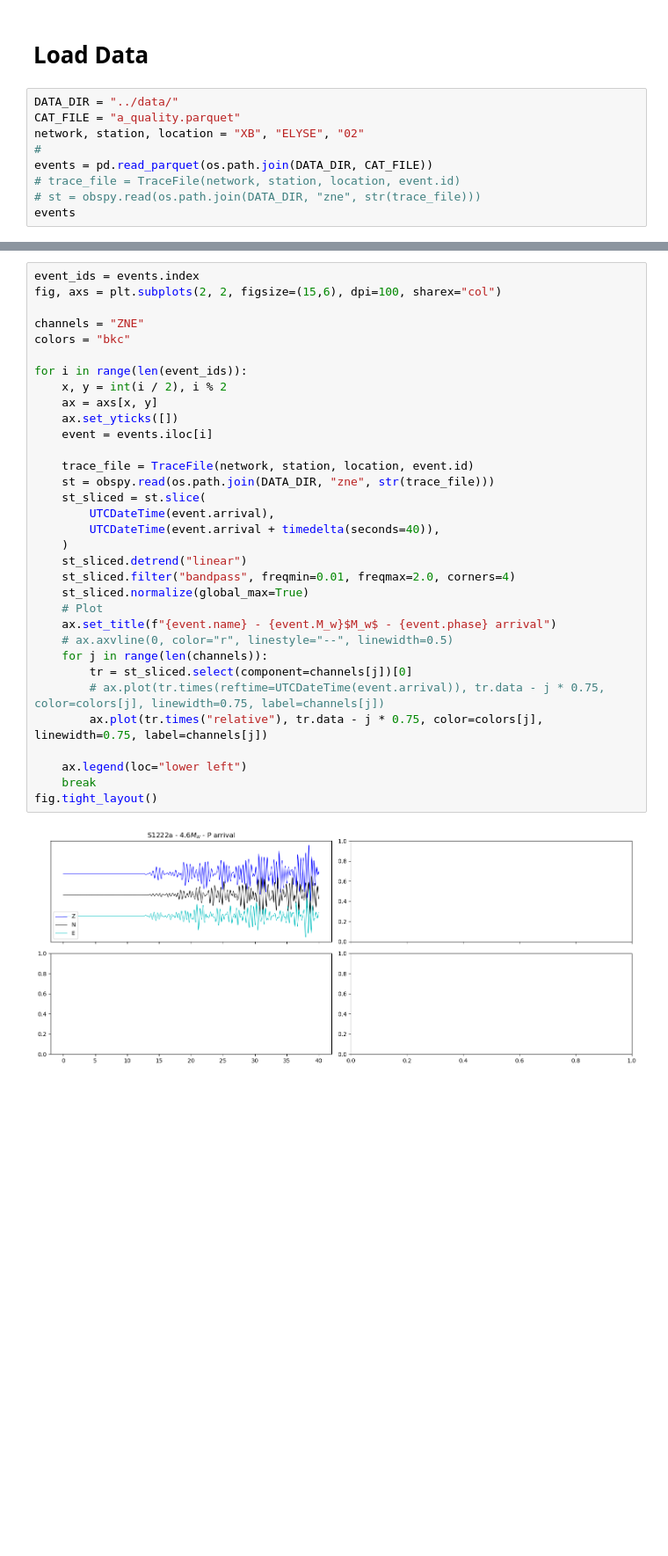
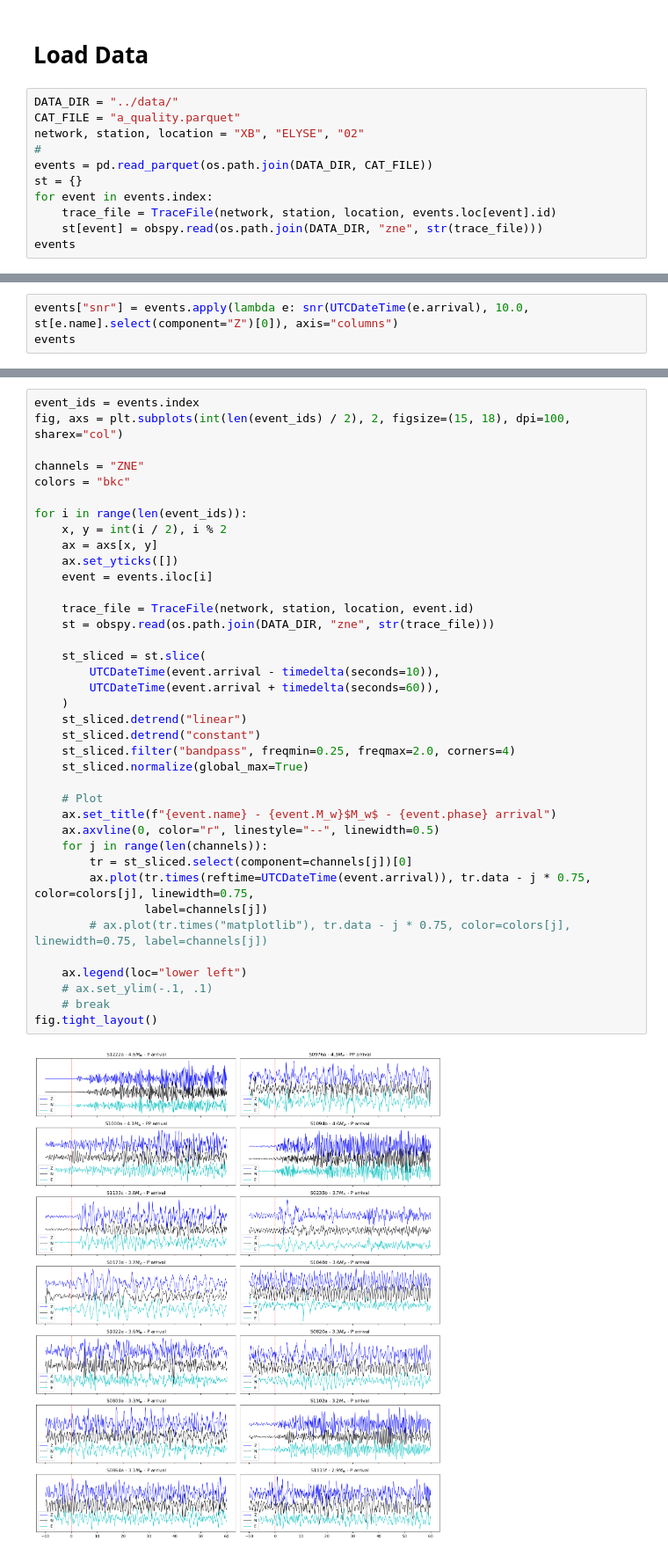
Before and after one commit to t0mmyt/insight-notebooks, a Jupyter notebook: notebooks/multiple.ipynb, the cells around one changed output, grey strips where cells are left out. Shown at 88% size. Cells and saved outputs as stored; diff of their text form; blank space fills up the shorter version.

```diff
--- a/notebooks/multiple.ipynb
+++ b/notebooks/multiple.ipynb
@@ -25,8 +20,10 @@ CAT_FILE = "a_quality.parquet"
 network, station, location = "XB", "ELYSE", "02"
 #
 events = pd.read_parquet(os.path.join(DATA_DIR, CAT_FILE))
-# trace_file = TraceFile(network, station, location, event.id)
-# st = obspy.read(os.path.join(DATA_DIR, "zne", str(trace_file)))
+st = {}
+for event in events.index:
+    trace_file = TraceFile(network, station, location, events.loc[event].id)
+    st[event] = obspy.read(os.path.join(DATA_DIR, "zne", str(trace_file)))
 events
 # %% [output]
 |  | id | region name | time | quality | mqs_azimuth | mqs_distance | M_w | arrival | phase |
@@ -47,0 +49,3 @@ events
+# %%
+events["snr"] = events.apply(lambda e: snr(UTCDateTime(e.arrival), 10.0, st[e.name].select(component="Z")[0]), axis="columns")
+events
@@ -48,35 +69,40 @@ events
 # %%
 event_ids = events.index
-fig, axs = plt.subplots(2, 2, figsize=(15,6), dpi=100, sharex="col")
+fig, axs = plt.subplots(int(len(event_ids) / 2), 2, figsize=(15, 18), dpi=100, sharex="col")
 
 channels = "ZNE"
 colors = "bkc"
 
 for i in range(len(event_ids)):
     x, y = int(i / 2), i % 2
     ax = axs[x, y]
     ax.set_yticks([])
     event = events.iloc[i]
 
     trace_file = TraceFile(network, station, location, event.id)
     st = obspy.read(os.path.join(DATA_DIR, "zne", str(trace_file)))
+
     st_sliced = st.slice(
-        UTCDateTime(event.arrival),
-        UTCDateTime(event.arrival + timedelta(seconds=40)),
+        UTCDateTime(event.arrival - timedelta(seconds=10)),
+        UTCDateTime(event.arrival + timedelta(seconds=60)),
     )
     st_sliced.detrend("linear")
-    st_sliced.filter("bandpass", freqmin=0.01, freqmax=2.0, corners=4)
+    st_sliced.detrend("constant")
+    st_sliced.filter("bandpass", freqmin=0.25, freqmax=2.0, corners=4)
     st_sliced.normalize(global_max=True)
+
     # Plot
     ax.set_title(f"{event.name} - {event.M_w}$M_w$ - {event.phase} arrival")
-    # ax.axvline(0, color="r", linestyle="--", linewidth=0.5)
+    ax.axvline(0, color="r", linestyle="--", linewidth=0.5)
     for j in range(len(channels)):
         tr = st_sliced.select(component=channels[j])[0]
-        # ax.plot(tr.times(reftime=UTCDateTime(event.arrival)), tr.data - j * 0.75, color=colors[j], linewidth=0.75, label=channels[j])
-        ax.plot(tr.times("relative"), tr.data - j * 0.75, color=colors[j], linewidth=0.75, label=channels[j])
+        ax.plot(tr.times(reftime=UTCDateTime(event.arrival)), tr.data - j * 0.75, color=colors[j], linewidth=0.75,
+                label=channels[j])
+        # ax.plot(tr.times("matplotlib"), tr.data - j * 0.75, color=colors[j], linewidth=0.75, label=channels[j])
 
     ax.legend(loc="lower left")
-    break
+    # ax.set_ylim(-.1, .1)
+    # break
 fig.tight_layout()
 # %% [output]
-[figure, old version]
+[figure, new version]
```
Also changed, not shown: parts of 5 cells of this notebook, 19 other files.
